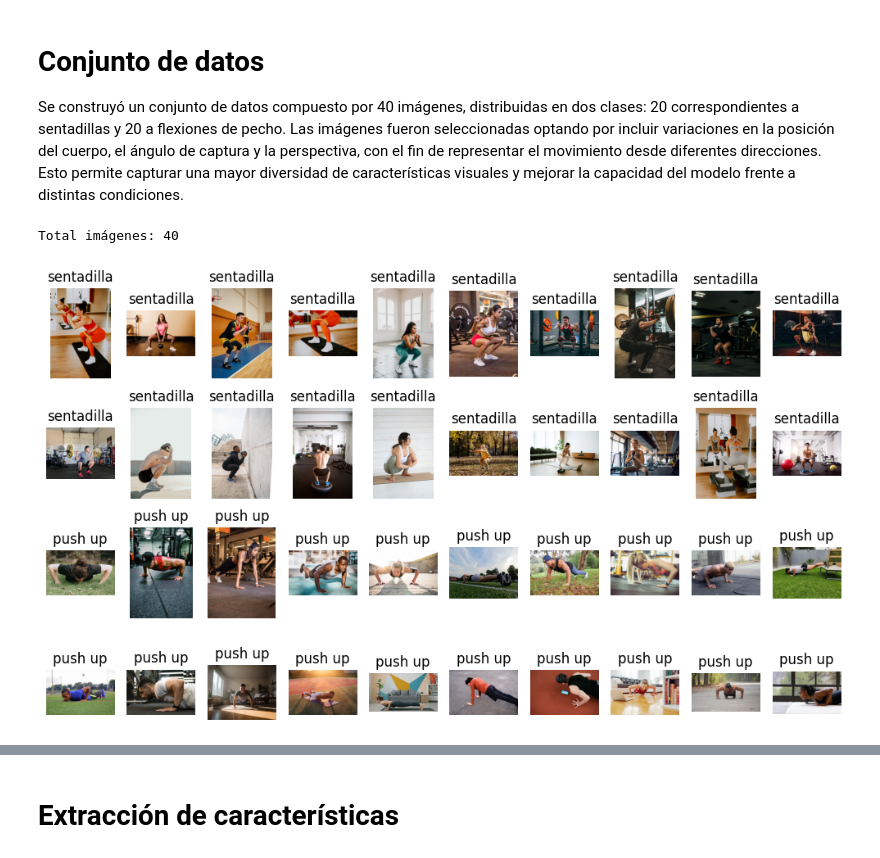
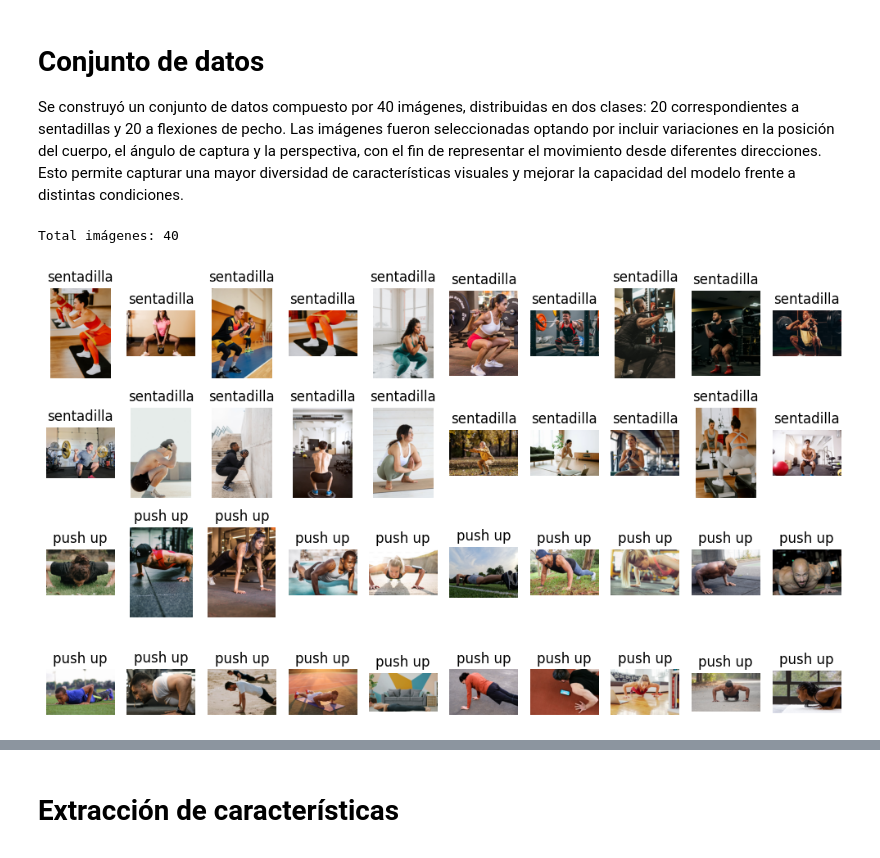
Before and after one commit to julicapa15/Laboratorio1_VisionComputacional, a Jupyter notebook: LABORATORIO_1_VISION_COMPUTACIONAL.ipynb, the cells around one changed output, grey strips where cells are left out. Saved outputs shown, nothing was run; the diff lists cells and outputs as text; code cells hidden in the pictures.

```diff
--- a/LABORATORIO_1_VISION_COMPUTACIONAL.ipynb
+++ b/LABORATORIO_1_VISION_COMPUTACIONAL.ipynb
@@ -16,6 +18,18 @@ from sklearn.metrics import accuracy_score, confusion_matrix, classification_rep
 # Conjunto de datos
 
 Se construyó un conjunto de datos compuesto por 40 imágenes, distribuidas en dos clases: 20 correspondientes a sentadillas y 20 a flexiones de pecho. Las imágenes fueron seleccionadas optando por incluir variaciones en la posición del cuerpo, el ángulo de captura y la perspectiva, con el fin de representar el movimiento desde diferentes direcciones. Esto permite capturar una mayor diversidad de características visuales y mejorar la capacidad del modelo frente a distintas condiciones.
+# %%
+def center_crop(img, crop_ratio=0.75):
+    """
+    Recorta la región central de la imagen.
+    crop_ratio: fracción del ancho/alto a conservar (0.75 = 75% central)
+    """
+    h, w = img.shape[:2]
+    new_h = int(h * crop_ratio)
+    new_w = int(w * crop_ratio)
+    y1 = (h - new_h) // 2
+    x1 = (w - new_w) // 2
+    return img[y1:y1+new_h, x1:x1+new_w]
 # %%
 np.random.seed(42)
 
@@ -53,41 +67,43 @@ flexionpecho = [
     "https://images.unsplash.com/photo-1683192943220-d191b72a4fac?q=80&w=1170&auto=format&fit=crop&ixlib=rb-4.1.0&ixid=M3wxMjA3fDB8MHxwaG90by1wYWdlfHx8fGVufDB8fHx8fA%3D%3D",
     "https://plus.unsplash.com/premium_photo-1661382496028-31fcde90200f?q=80&w=1170&auto=format&fit=crop&ixlib=rb-4.1.0&ixid=M3wxMjA3fDB8MHxwaG90by1wYWdlfHx8fGVufDB8fHx8fA%3D%3D",
     "https://plus.unsplash.com/premium_photo-1666956838556-f940185abbbf?q=80&w=1170&auto=format&fit=crop&ixlib=rb-4.1.0&ixid=M3wxMjA3fDB8MHxwaG90by1wYWdlfHx8fGVufDB8fHx8fA%3D%3D",
-    "https://images.unsplash.com/photo-1599744331048-d58b430fb098?q=80&w=1076&auto=format&fit=crop&ixlib=rb-4.1.0&ixid=M3wxMjA3fDB8MHxwaG90by1wYWdlfHx8fGVufDB8fHx8fA%3D%3D",
+    "https://images.unsplash.com/photo-1621787280498-d8140600df44?w=600&auto=format&fit=crop&q=60&ixlib=rb-4.1.0&ixid=M3wxMjA3fDB8MHxzZWFyY2h8Nzd8fHB1c2glMjB1cHxlbnwwfHwwfHx8Mg%3D%3D",
     "https://images.unsplash.com/photo-1600677396341-16965cbe9224?q=80&w=1169&auto=format&fit=crop&ixlib=rb-4.1.0&ixid=M3wxMjA3fDB8MHxwaG90by1wYWdlfHx8fGVufDB8fHx8fA%3D%3D",
     "https://images.unsplash.com/photo-1764426445448-95103b0024a6?q=80&w=1167&auto=format&fit=crop&ixlib=rb-4.1.0&ixid=M3wxMjA3fDB8MHxwaG90by1wYWdlfHx8fGVufDB8fHx8fA%3D%3D",
-    "https://images.unsplash.com/photo-1760084081757-6f918c08403b?q=80&w=1025&auto=format&fit=crop&ixlib=rb-4.1.0&ixid=M3wxMjA3fDB8MHxwaG90by1wYWdlfHx8fGVufDB8fHx8fA%3D%3D",
+    "https://images.unsplash.com/photo-1540474211005-7c8a448f69e6?w=600&auto=format&fit=crop&q=60&ixlib=rb-4.1.0&ixid=M3wxMjA3fDB8MHxzZWFyY2h8ODV8fHB1c2glMjB1cHxlbnwwfHwwfHx8Mg%3D%3D",
     "https://plus.unsplash.com/premium_photo-1663012894269-7a0840cc108a?w=600&auto=format&fit=crop&q=60&ixlib=rb-4.1.0&ixid=M3wxMjA3fDB8MHxzZWFyY2h8MTA1fHxwdXNoJTIwdXBzJTIwdmlzdGElMjBkZXNkZSUyMGFycmliYXxlbnwwfHwwfHx8MA%3D%3D",
     "https://images.unsplash.com/photo-1758599878868-52cced2f8154?q=80&w=1332&auto=format&fit=crop&ixlib=rb-4.1.0&ixid=M3wxMjA3fDB8MHxwaG90by1wYWdlfHx8fGVufDB8fHx8fA%3D%3D",
     "https://plus.unsplash.com/premium_photo-1673210887551-1b3dac70ef6d?q=80&w=1170&auto=format&fit=crop&ixlib=rb-4.1.0&ixid=M3wxMjA3fDB8MHxwaG90by1wYWdlfHx8fGVufDB8fHx8fA%3D%3D",
     "https://plus.unsplash.com/premium_photo-1712762001147-7f3d8bff3002?w=600&auto=format&fit=crop&q=60&ixlib=rb-4.1.0&ixid=M3wxMjA3fDB8MHxzZWFyY2h8MjY0fHxmbGV4aW9uJTIwZGUlMjBwZWNob3xlbnwwfHwwfHx8MA%3D%3D",
     "https://plus.unsplash.com/premium_photo-1663045350901-80e9577dbaa8?w=600&auto=format&fit=crop&q=60&ixlib=rb-4.1.0&ixid=M3wxMjA3fDB8MHxzZWFyY2h8MTk5fHxmbGV4aW9uJTIwZGUlMjBwZWNob3xlbnwwfHwwfHx8MA%3D%3D",
     "https://images.unsplash.com/photo-1669614660460-22e8533a03f4?w=600&auto=format&fit=crop&q=60&ixlib=rb-4.1.0&ixid=M3wxMjA3fDB8MHxzZWFyY2h8MjAwfHxmbGV4aW9uJTIwZGUlMjBwZWNob3xlbnwwfHwwfHx8MA%3D%3D",
     "https://plus.unsplash.com/premium_photo-1672784158368-a08c56a44c0b?w=600&auto=format&fit=crop&q=60&ixlib=rb-4.1.0&ixid=M3wxMjA3fDB8MHxzZWFyY2h8MjYwfHxmbGV4aW9uJTIwZGUlMjBwZWNob3xlbnwwfHwwfHx8MA%3D%3D",
 ]
 
+CROP_RATIO = 0.75  # ajuste del recorte central (0.75 = 75% central)
+
+images_rgb = []
 labels = []
-images_rgb = []
 
-# Descarga a RGB/Gray
 for url in sentadillas + flexionpecho:
     img_bytes = urlopen(url).read()
-    img_bgr = cv2.imdecode(np.frombuffer(img_bytes, np.uint8), cv2.IMREAD_COLOR)
-    img_rgb = cv2.cvtColor(img_bgr, cv2.COLOR_BGR2RGB)
-    images_rgb.append(img_rgb)
+    img_bgr  = cv2.imdecode(np.frombuffer(img_bytes, np.uint8), cv2.IMREAD_COLOR)
+    img_rgb  = cv2.cvtColor(img_bgr, cv2.COLOR_BGR2RGB)
+    img_crop = center_crop(img_rgb, crop_ratio=CROP_RATIO)   # ← aquí
+    images_rgb.append(img_crop)
     labels.append("sentadilla" if url in sentadillas else "push up")
 
-print("Total imágenes:", len(images_rgb))
+print(f"Total imágenes: {len(images_rgb)}")
 plt.figure(figsize=(10,6))
 
 for i in range(len(images_rgb)):
     plt.subplot(4, 10, i+1)
     plt.imshow(images_rgb[i])
     plt.title(labels[i])
     plt.axis('off')
 
 plt.tight_layout()
 plt.show()
 # %% [output]
 Total imágenes: 40
-[figure, old version]
+[figure, new version]
```
Also changed, not shown: parts of 19 cells of this notebook.
